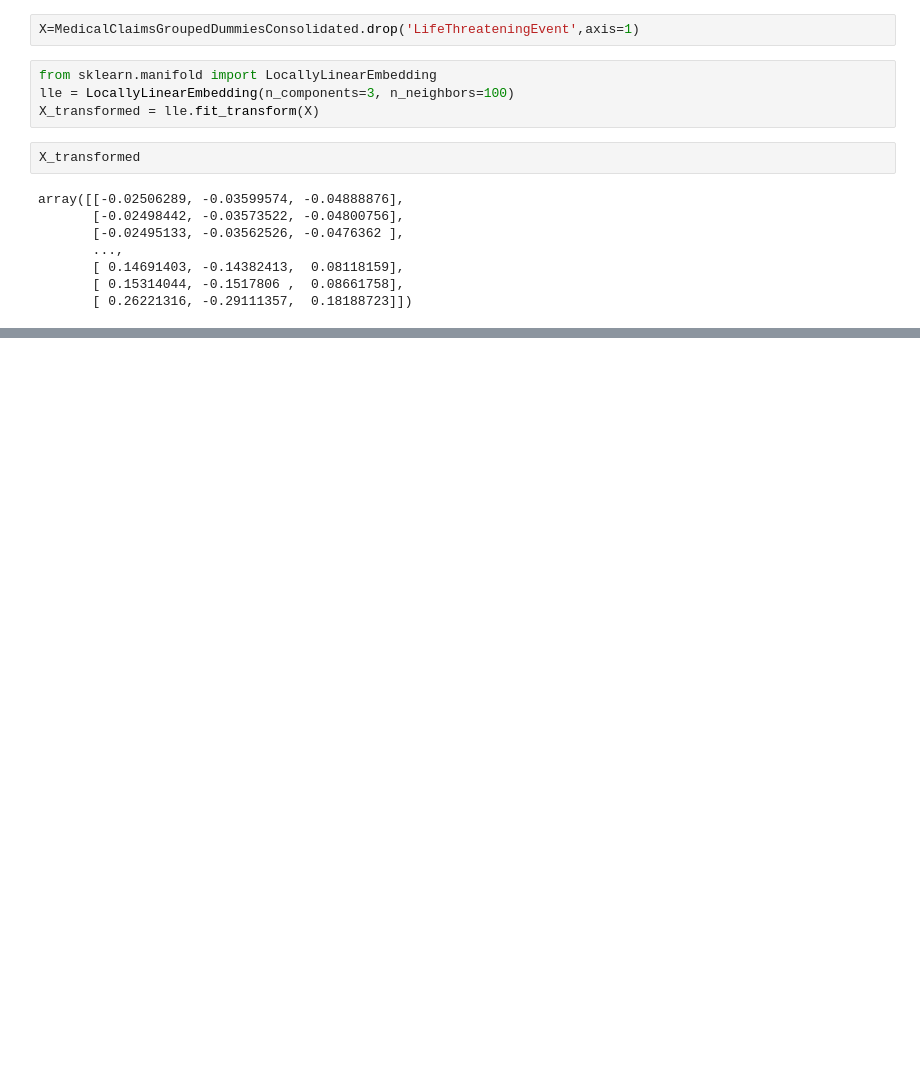
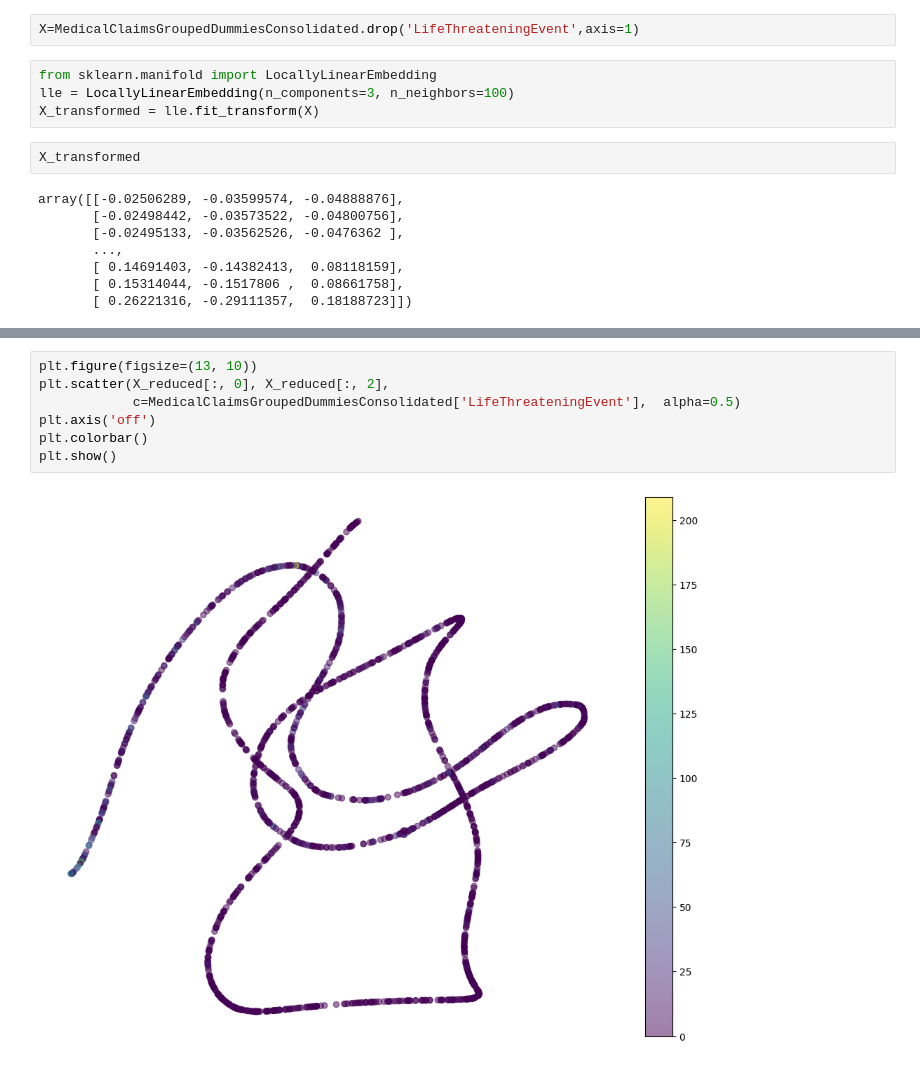
Before and after one commit to thousandoaks/ML4DS-I, a Jupyter notebook: notebooks/HealthcareLab_Dimensionality_Reduction.ipynb, the cells around one changed output, grey strips where cells are left out. Cells and saved outputs as stored; diff of their text form; blank space fills up the shorter version.

```diff
--- a/notebooks/HealthcareLab_Dimensionality_Reduction.ipynb
+++ b/notebooks/HealthcareLab_Dimensionality_Reduction.ipynb
@@ -373,0 +403,9 @@ fig.show()
+# %%
+plt.figure(figsize=(13, 10))
+plt.scatter(X_reduced[:, 0], X_reduced[:, 2],
+            c=MedicalClaimsGroupedDummiesConsolidated['LifeThreateningEvent'],  alpha=0.5)
+plt.axis('off')
+plt.colorbar()
+plt.show()
+# %% [output]
+[figure, added]
```
Also changed, not shown: parts of 6 cells of this notebook.
